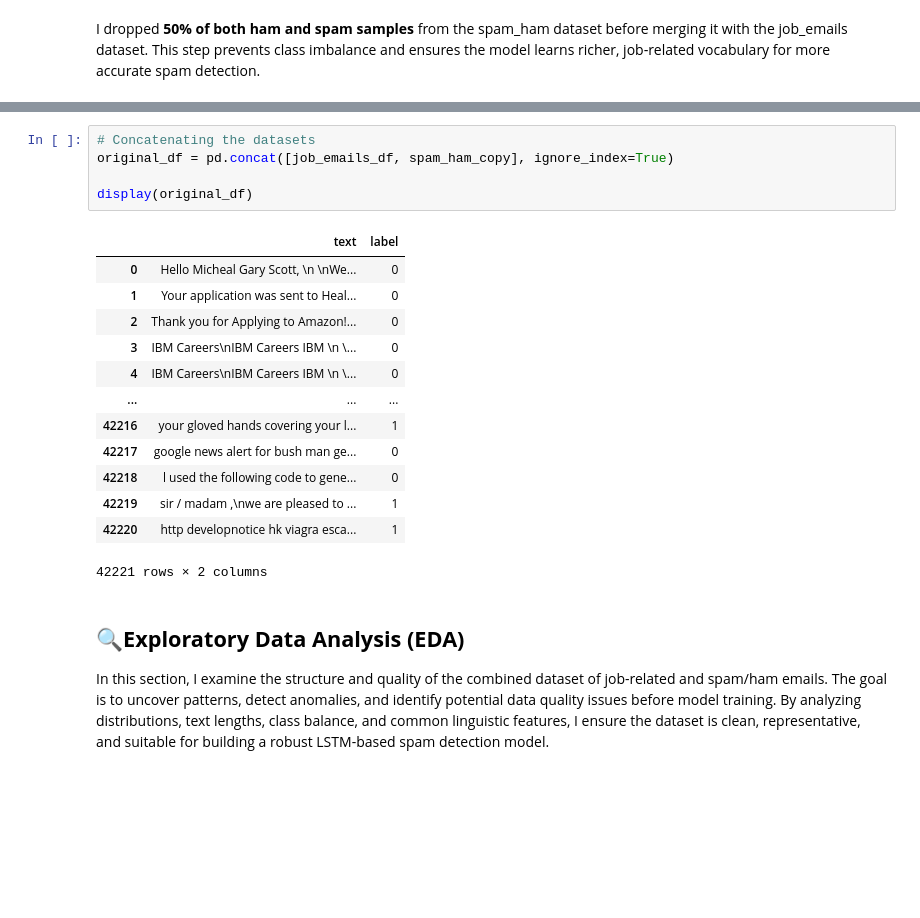
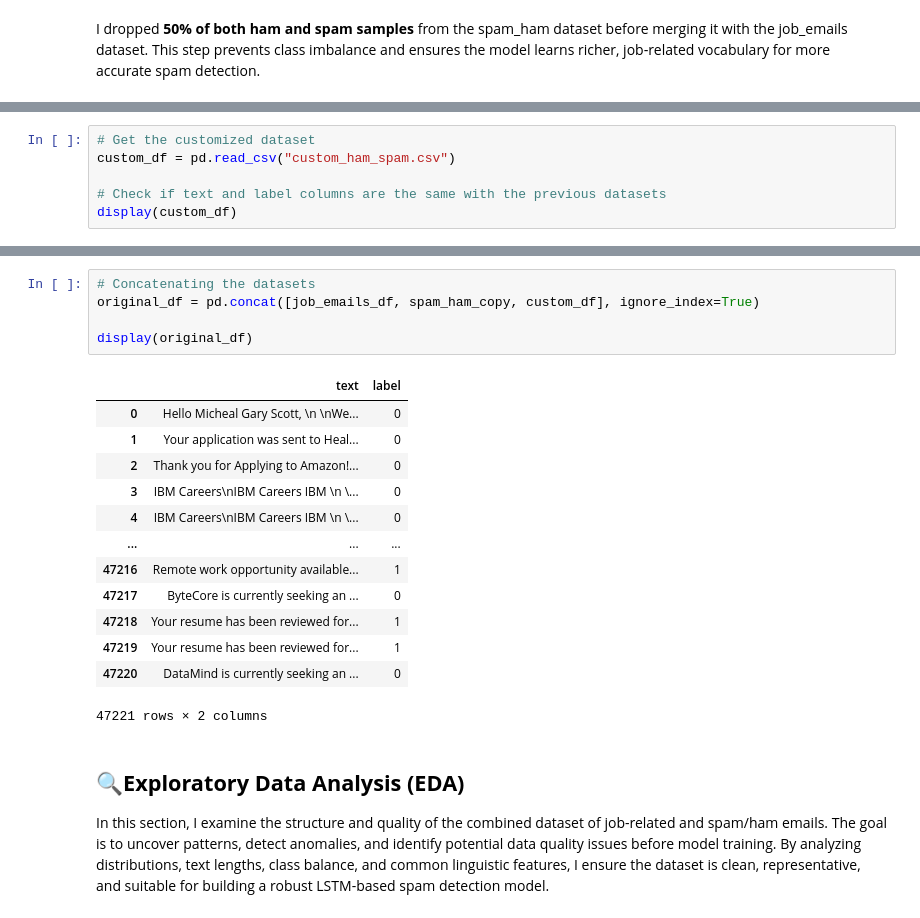
Before and after one commit to Gurlly/spam_email_detector_lstm, a Jupyter notebook: JOB_SPAM_DETECTION.ipynb, the cells around one changed output, grey strips where cells are left out. Saved outputs shown, nothing was run; the diff lists cells and outputs as text; blank space fills up the shorter version.

```diff
--- a/JOB_SPAM_DETECTION.ipynb
+++ b/JOB_SPAM_DETECTION.ipynb
@@ -131,0 +134,6 @@ I dropped **50% of both ham and spam samples** from the spam_ham dataset before
+# %%
+# Get the customized dataset
+custom_df = pd.read_csv("custom_ham_spam.csv")
+
+# Check if text and label columns are the same with the previous datasets
+display(custom_df)
@@ -132,22 +154,22 @@ I dropped **50% of both ham and spam samples** from the spam_ham dataset before
 # %%
 # Concatenating the datasets
-original_df = pd.concat([job_emails_df, spam_ham_copy], ignore_index=True)
+original_df = pd.concat([job_emails_df, spam_ham_copy, custom_df], ignore_index=True)
 
 display(original_df)
 # %% [output]
 |  | text | label |
 | 0 | Hello Micheal Gary Scott, \n \nWe... | 0 |
 | 1 | Your application was sent to Heal... | 0 |
 | 2 | Thank you for Applying to Amazon!... | 0 |
 | 3 | IBM Careers\nIBM Careers IBM \n \... | 0 |
 | 4 | IBM Careers\nIBM Careers IBM \n \... | 0 |
 | ... | ... | ... |
-| 42216 | your gloved hands covering your l... | 1 |
-| 42217 | google news alert for bush man ge... | 0 |
-| 42218 | l used the following code to gene... | 0 |
-| 42219 | sir / madam ,\nwe are pleased to ... | 1 |
-| 42220 | http developnotice hk viagra esca... | 1 |
+| 47216 | Remote work opportunity available... | 1 |
+| 47217 | ByteCore is currently seeking an ... | 0 |
+| 47218 | Your resume has been reviewed for... | 1 |
+| 47219 | Your resume has been reviewed for... | 1 |
+| 47220 | DataMind is currently seeking an ... | 0 |
-42221 rows × 2 columns
+47221 rows × 2 columns
 # %% [markdown]
 ## 🔍**Exploratory Data Analysis (EDA)**
 In this section, I examine the structure and quality of the combined dataset of job-related and spam/ham emails. The goal is to uncover patterns, detect anomalies, and identify potential data quality issues before model training. By analyzing distributions, text lengths, class balance, and common linguistic features, I ensure the dataset is clean, representative, and suitable for building a robust LSTM-based spam detection model.
```
Also changed, not shown: parts of 19 cells of this notebook, 4 other files.
